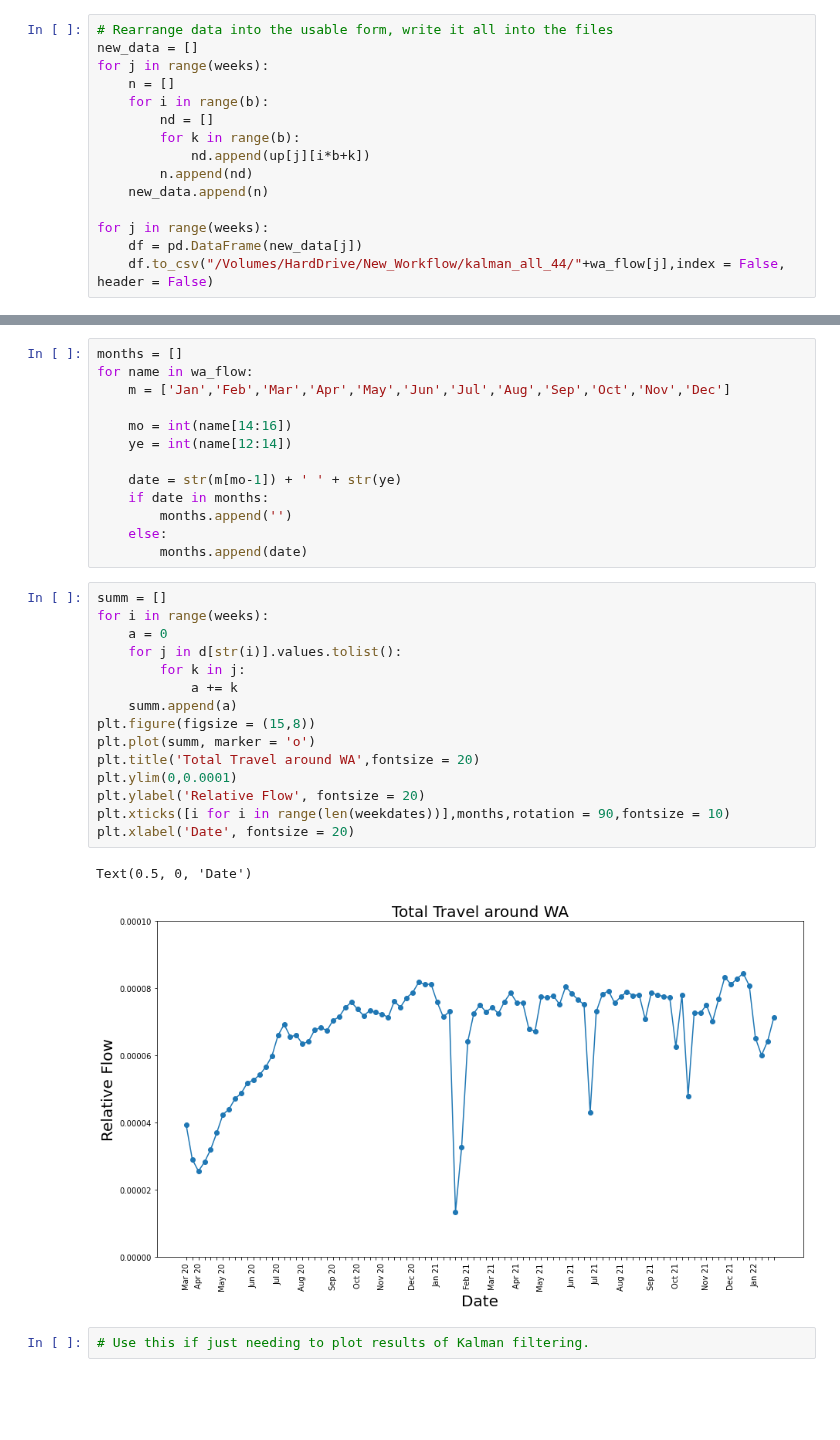
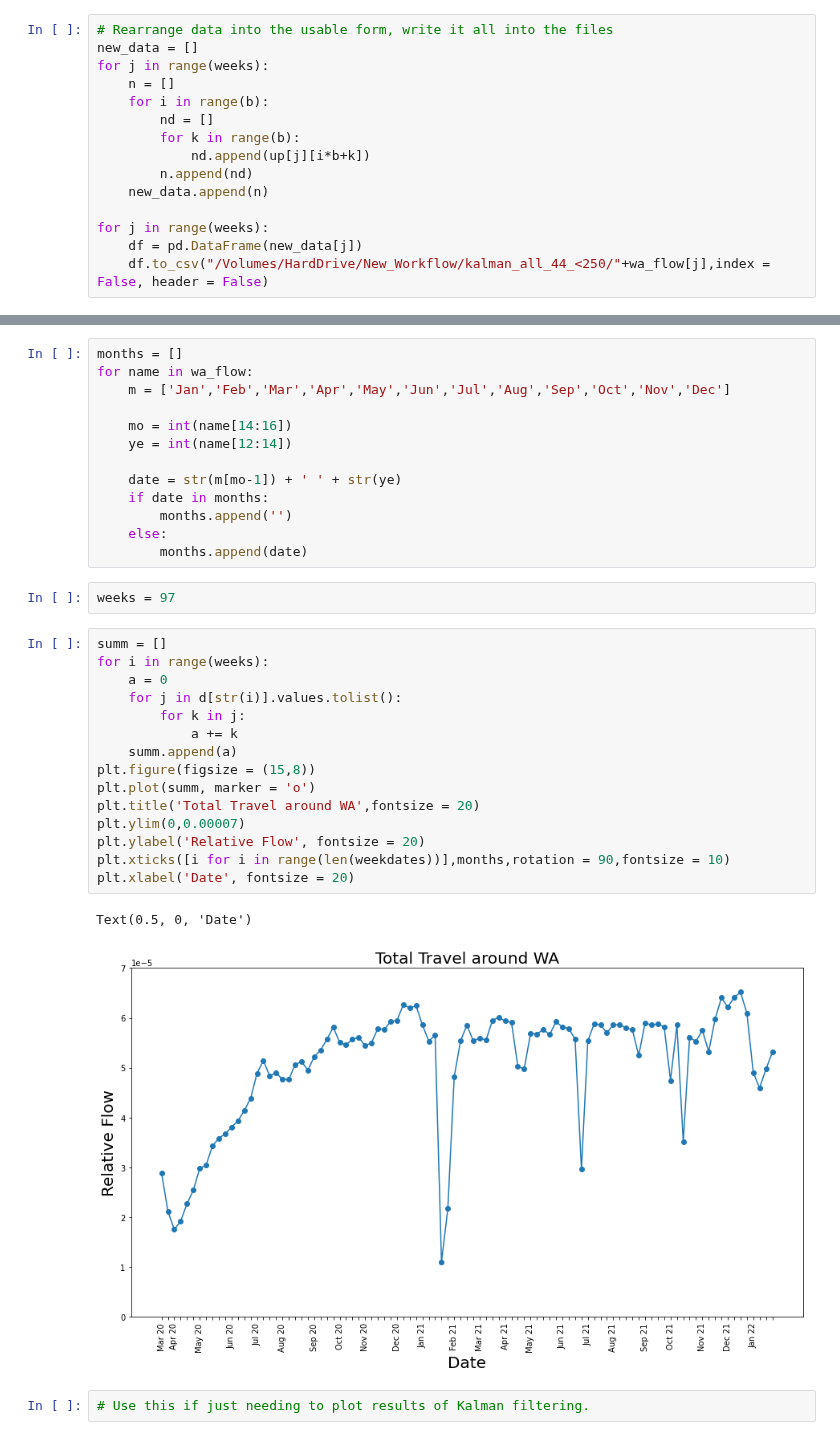
Before and after one commit to yuval-b/covid_thesis, a Jupyter notebook: 2. Kalman Filtering.ipynb, the cells around one changed output, grey strips where cells are left out. Drawn from its saved outputs; the diff is of its cells as text; blank space fills up the shorter version.

```diff
--- a/2. Kalman Filtering.ipynb
+++ b/2. Kalman Filtering.ipynb
@@ -317,7 +318,7 @@ for j in range(weeks):
 
 for j in range(weeks):
     df = pd.DataFrame(new_data[j])
-    df.to_csv("/Volumes/HardDrive/New_Workflow/kalman_all_44/"+wa_flow[j],index = False, header = False)
+    df.to_csv("/Volumes/HardDrive/New_Workflow/kalman_all_44_<250/"+wa_flow[j],index = False, header = False)
 # %% [markdown]
 **Checking the sum of all edges every week:**
 # %%
@@ -337,24 +338,26 @@ for name in wa_flow:
         months.append('')
     else:
         months.append(date)
+# %%
+weeks = 97
 # %%
 summ = []
 for i in range(weeks):
     a = 0
     for j in d[str(i)].values.tolist():
         for k in j:
             a += k
     summ.append(a)
 plt.figure(figsize = (15,8))
 plt.plot(summ, marker = 'o')
 plt.title('Total Travel around WA',fontsize = 20)
-plt.ylim(0,0.0001)
+plt.ylim(0,0.00007)
 plt.ylabel('Relative Flow', fontsize = 20)
 plt.xticks([i for i in range(len(weekdates))],months,rotation = 90,fontsize = 10)
 plt.xlabel('Date', fontsize = 20)
 # %% [output]
 Text(0.5, 0, 'Date')
-[figure, old version]
+[figure, new version]
 # %%
 # Use this if just needing to plot results of Kalman filtering.
 # %%
```
Also changed, not shown: parts of 16 cells of this notebook.
